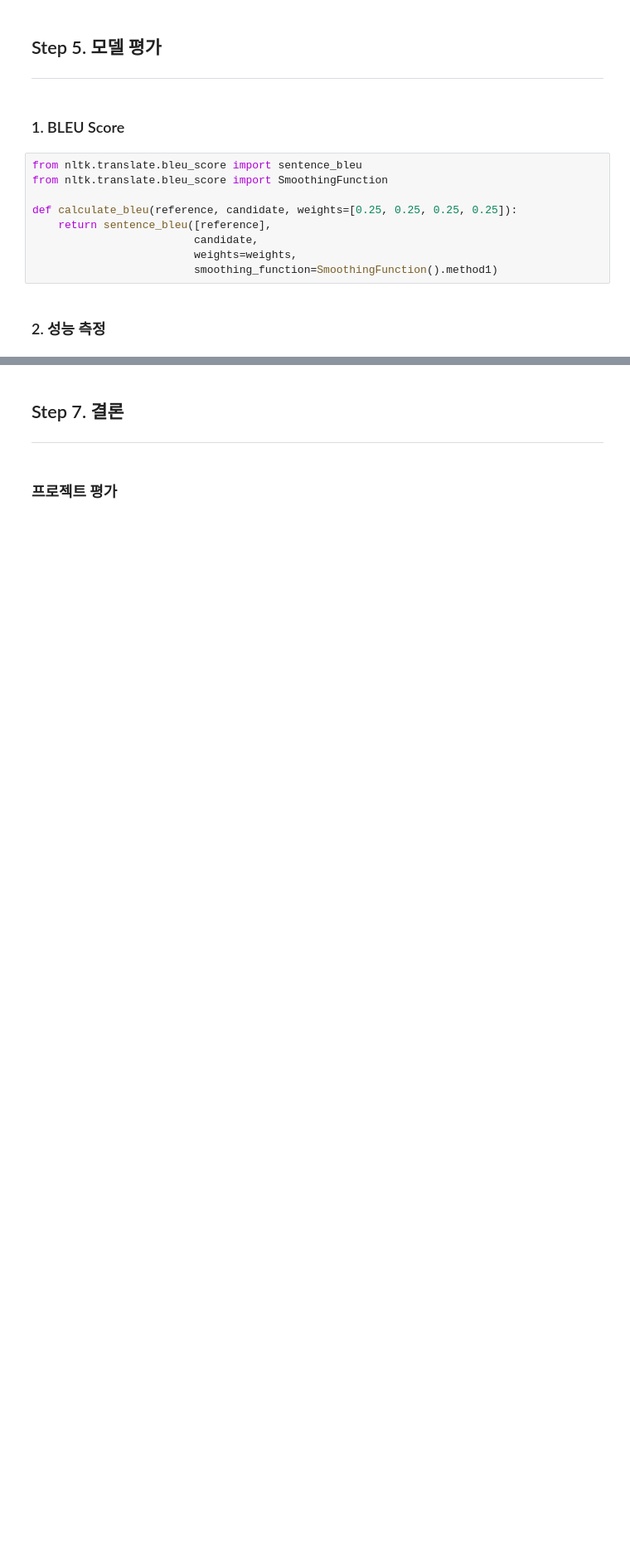
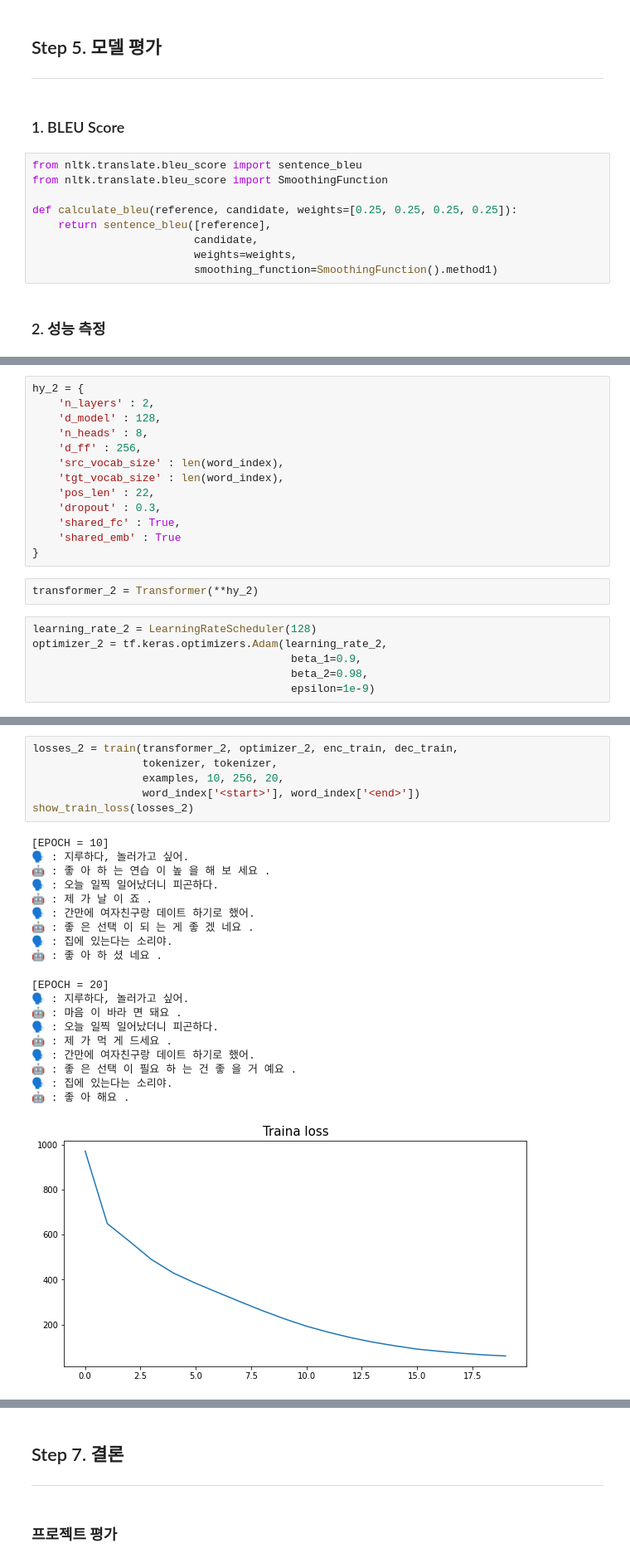
Before and after one commit to suheeeee/aiffel-project-report, a Jupyter notebook: going_deeper/GD_NLP_6_transformer_chatbot.ipynb, the cells around one changed output, grey strips where cells are left out. Shown: that part at 83% size. Cells and saved outputs as stored; diff of their text form; blank space fills up the shorter version.

```diff
--- a/going_deeper/GD_NLP_6_transformer_chatbot.ipynb
+++ b/going_deeper/GD_NLP_6_transformer_chatbot.ipynb
@@ -1335,0 +1353,21 @@ validate(transformer_1, enc_val, dec_val, tokenizer)
+# %%
+hy_2 = {
+    'n_layers' : 2,
+    'd_model' : 128,
+    'n_heads' : 8,
+    'd_ff' : 256,
+    'src_vocab_size' : len(word_index),
+    'tgt_vocab_size' : len(word_index),
+    'pos_len' : 22,
+    'dropout' : 0.3,
+    'shared_fc' : True,
+    'shared_emb' : True
+}
+# %%
+transformer_2 = Transformer(**hy_2)
+# %%
+learning_rate_2 = LearningRateScheduler(128)
+optimizer_2 = tf.keras.optimizers.Adam(learning_rate_2,
+                                        beta_1=0.9,
+                                        beta_2=0.98,
+                                        epsilon=1e-9)
@@ -1335,0 +1376,26 @@ validate(transformer_1, enc_val, dec_val, tokenizer)
+# %%
+losses_2 = train(transformer_2, optimizer_2, enc_train, dec_train,
+                 tokenizer, tokenizer,
+                 examples, 10, 256, 20,
+                 word_index['<start>'], word_index['<end>'])
+show_train_loss(losses_2)
+# %% [output]
+[EPOCH = 10]
+🗣 : 지루하다, 놀러가고 싶어.
+🤖 : 좋 아 하 는 연습 이 높 을 해 보 세요 .
+🗣 : 오늘 일찍 일어났더니 피곤하다.
+🤖 : 제 가 날 이 죠 .
+🗣 : 간만에 여자친구랑 데이트 하기로 했어.
+🤖 : 좋 은 선택 이 되 는 게 좋 겠 네요 .
+🗣 : 집에 있는다는 소리야.
+🤖 : 좋 아 하 셨 네요 .
+[EPOCH = 20]
+🗣 : 지루하다, 놀러가고 싶어.
+🤖 : 마음 이 바라 면 돼요 .
+🗣 : 오늘 일찍 일어났더니 피곤하다.
+🤖 : 제 가 먹 게 드세요 .
+🗣 : 간만에 여자친구랑 데이트 하기로 했어.
+🤖 : 좋 은 선택 이 필요 하 는 건 좋 을 거 예요 .
+🗣 : 집에 있는다는 소리야.
+🤖 : 좋 아 해요 .
+[figure, added]
```
Also changed, not shown: parts of 26 cells of this notebook.
